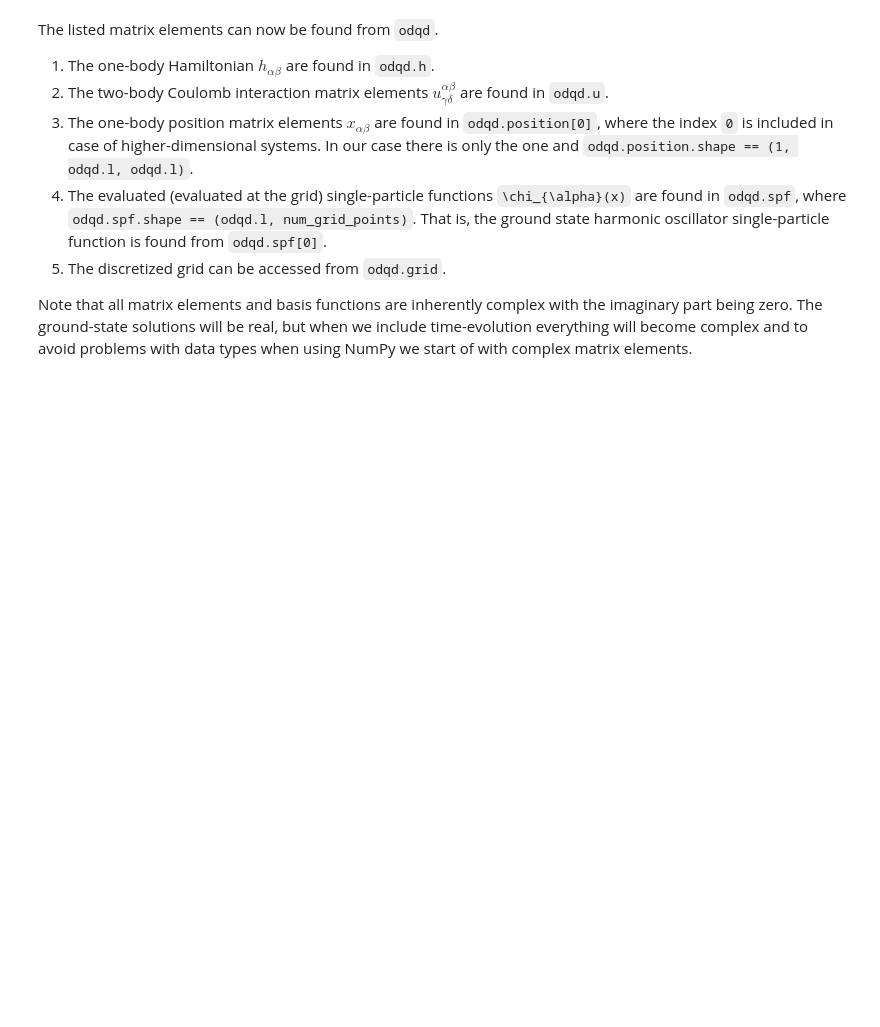
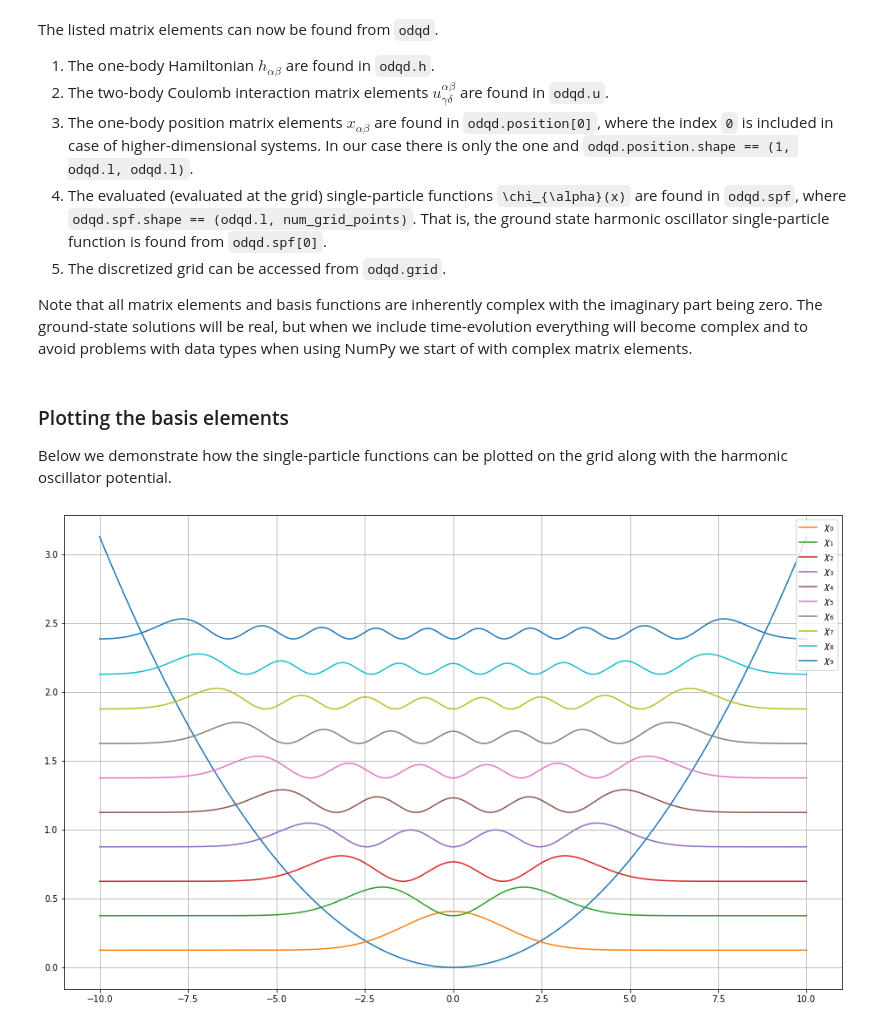
Before and after one commit to Schoyen/tdhf-project-fys4411, a Jupyter notebook: docs/task-1-single-particle-basis.ipynb, the cells around one changed output. Saved outputs shown, nothing was run; the diff lists cells and outputs as text; code cells hidden in the pictures; blank space fills up the shorter version.

```diff
--- a/docs/task-1-single-particle-basis.ipynb
+++ b/docs/task-1-single-particle-basis.ipynb
@@ -138,3 +138,24 @@ The listed matrix elements can now be found from `odqd`.
 
 Note that all matrix elements and basis functions are inherently complex with the imaginary part being zero.
 The ground-state solutions will be real, but when we include time-evolution everything will become complex and to avoid problems with data types when using NumPy we start of with complex matrix elements.
+# %% [markdown]
+### Plotting the basis elements
+
+Below we demonstrate how the single-particle functions can be plotted on the grid along with the harmonic oscillator potential.
+# %%
+fig = plt.figure(figsize=(16, 10))
+
+plt.plot(odqd.grid, potential(odqd.grid))
+
+for i in range(l):
+    plt.plot(
+        odqd.grid,
+        np.abs(odqd.spf[i]) ** 2 + odqd.h[i, i].real,
+        label=r"$\chi_{" + f"{i}" + r"}$",
+    )
+
+plt.grid()
+plt.legend()
+plt.show()
+# %% [output]
+[figure, added]
```
Also changed, not shown: parts of 2 cells of this notebook, 2 other files.
